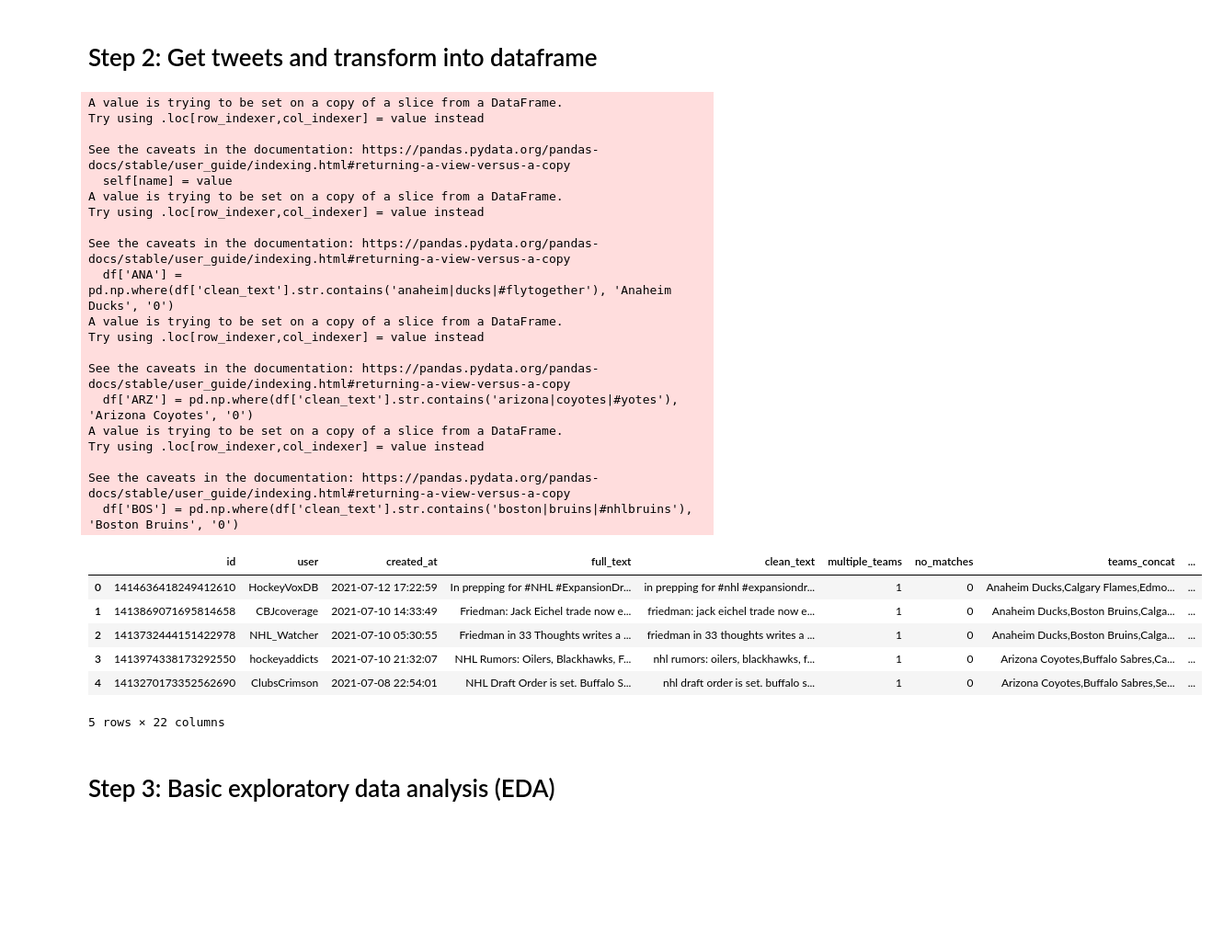
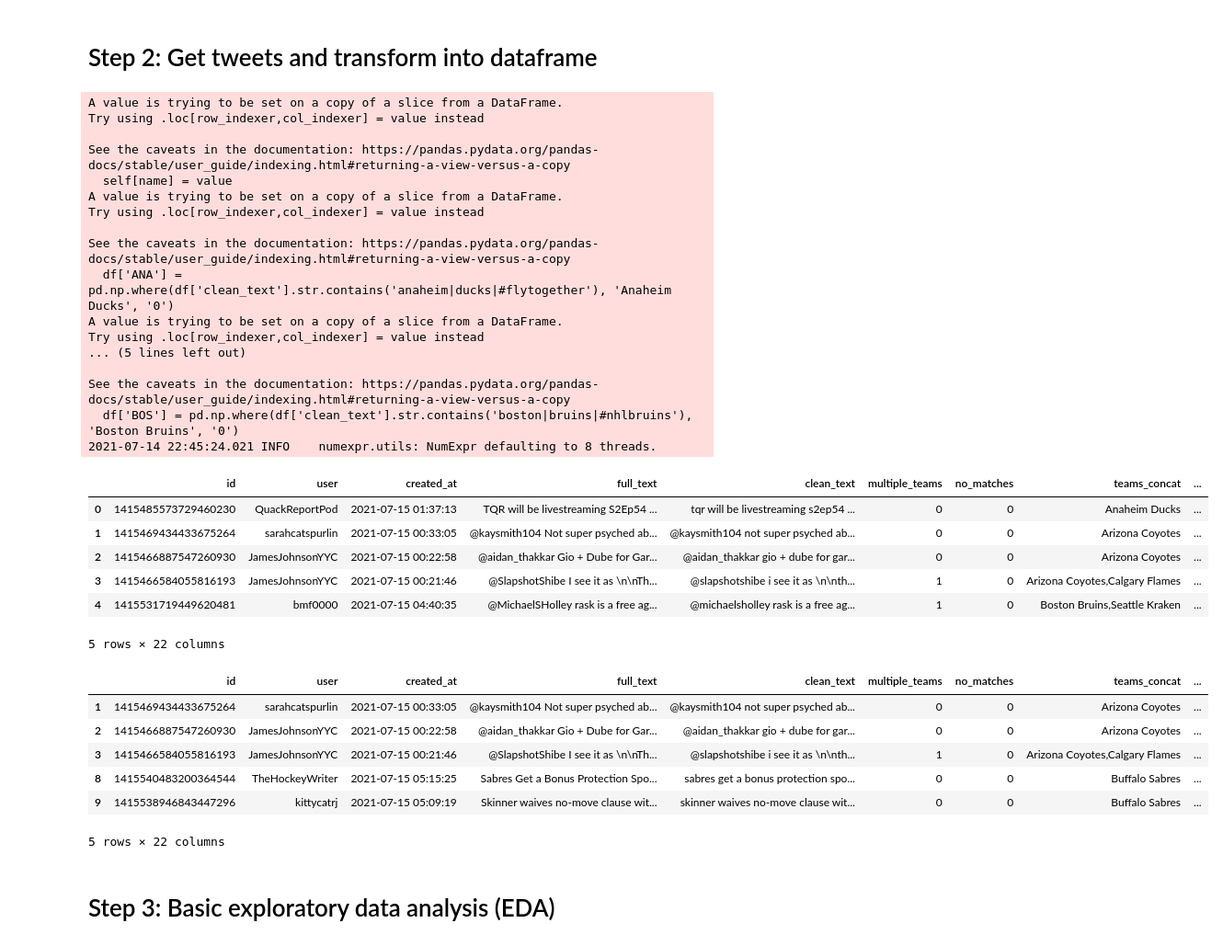
Before and after one commit to dmf95/nhl-expansion-twitter-app, a Jupyter notebook: assets/test.ipynb, the cells around one changed output. Shown: that part at 92% size. Cells and saved outputs as stored; diff of their text form; code cells hidden in the pictures; blank space fills up the shorter version.

```diff
--- a/assets/test.ipynb
+++ b/assets/test.ipynb
@@ -255,45 +255,64 @@ teams.head(3)
 # Step 2: Get tweets and transform into dataframe
 # %%
 select_hashtag_keyword = "Keyword"
-user_word_entry = "NHL Expansion Draft"
+#user_word_entry = "expansion draft"
+user_word_entry = f'"expansion draft" OR expansiondraft'
 select_language = "English"
-num_of_tweets = 1000
+num_of_tweets = 300
 
 # Run function 2: Get twitter data
 df_tweets, df_new = twitter_get(select_hashtag_keyword, select_language, user_word_entry, num_of_tweets)
 
 # Run function 3: Get classified nhl teams data
 df_nhl = classify_nhl_team(df_tweets)
 
 df_nhl.head(5)
 # %% [output]
 A value is trying to be set on a copy of a slice from a DataFrame.
 Try using .loc[row_indexer,col_indexer] = value instead
 
 See the caveats in the documentation: https://pandas.pydata.org/pandas-docs/stable/user_guide/indexing.html#returning-a-view-versus-a-copy
   self[name] = value
 A value is trying to be set on a copy of a slice from a DataFrame.
 Try using .loc[row_indexer,col_indexer] = value instead
 
 See the caveats in the documentation: https://pandas.pydata.org/pandas-docs/stable/user_guide/indexing.html#returning-a-view-versus-a-copy
   df['ANA'] = pd.np.where(df['clean_text'].str.contains('anaheim|ducks|#flytogether'), 'Anaheim Ducks', '0')
 A value is trying to be set on a copy of a slice from a DataFrame.
 Try using .loc[row_indexer,col_indexer] = value instead
-
-See the caveats in the documentation: https://pandas.pydata.org/pandas-docs/stable/user_guide/indexing.html#returning-a-view-versus-a-copy
-  df['ARZ'] = pd.np.where(df['clean_text'].str.contains('arizona|coyotes|#yotes'), 'Arizona Coyotes', '0')
-A value is trying to be set on a copy of a slice from a DataFrame.
-Try using .loc[row_indexer,col_indexer] = value instead
+... (5 lines left out)
 
 See the caveats in the documentation: https://pandas.pydata.org/pandas-docs/stable/user_guide/indexing.html#returning-a-view-versus-a-copy
   df['BOS'] = pd.np.where(df['clean_text'].str.contains('boston|bruins|#nhlbruins'), 'Boston Bruins', '0')
+2021-07-14 22:45:24.021 INFO    numexpr.utils: NumExpr defaulting to 8 threads.
 |  | id | user | created_at | full_text | clean_text | multiple_teams | no_matches | teams_concat | ... |
-| 0 | 1414636418249412610 | HockeyVoxDB | 2021-07-12 17:22:59 | In prepping for #NHL #ExpansionDr... | in prepping for #nhl #expansiondr... | 1 | 0 | Anaheim Ducks,Calgary Flames,Edmo... | ... |
-| 1 | 1413869071695814658 | CBJcoverage | 2021-07-10 14:33:49 | Friedman: Jack Eichel trade now e... | friedman: jack eichel trade now e... | 1 | 0 | Anaheim Ducks,Boston Bruins,Calga... | ... |
-| 2 | 1413732444151422978 | NHL_Watcher | 2021-07-10 05:30:55 | Friedman in 33 Thoughts writes a ... | friedman in 33 thoughts writes a ... | 1 | 0 | Anaheim Ducks,Boston Bruins,Calga... | ... |
-| 3 | 1413974338173292550 | hockeyaddicts | 2021-07-10 21:32:07 | NHL Rumors: Oilers, Blackhawks, F... | nhl rumors: oilers, blackhawks, f... | 1 | 0 | Arizona Coyotes,Buffalo Sabres,Ca... | ... |
-| 4 | 1413270173352562690 | ClubsCrimson | 2021-07-08 22:54:01 | NHL Draft Order is set. Buffalo S... | nhl draft order is set. buffalo s... | 1 | 0 | Arizona Coyotes,Buffalo Sabres,Se... | ... |
+| 0 | 1415485573729460230 | QuackReportPod | 2021-07-15 01:37:13 | TQR will be livestreaming S2Ep54 ... | tqr will be livestreaming s2ep54 ... | 0 | 0 | Anaheim Ducks | ... |
+| 1 | 1415469434433675264 | sarahcatspurlin | 2021-07-15 00:33:05 | @kaysmith104 Not super psyched ab... | @kaysmith104 not super psyched ab... | 0 | 0 | Arizona Coyotes | ... |
+| 2 | 1415466887547260930 | JamesJohnsonYYC | 2021-07-15 00:22:58 | @aidan_thakkar Gio + Dube for Gar... | @aidan_thakkar gio + dube for gar... | 0 | 0 | Arizona Coyotes | ... |
+| 3 | 1415466584055816193 | JamesJohnsonYYC | 2021-07-15 00:21:46 | @SlapshotShibe I see it as \n\nTh... | @slapshotshibe i see it as \n\nth... | 1 | 0 | Arizona Coyotes,Calgary Flames | ... |
+| 4 | 1415531719449620481 | bmf0000 | 2021-07-15 04:40:35 | @MichaelSHolley rask is a free ag... | @michaelsholley rask is a free ag... | 1 | 0 | Boston Bruins,Seattle Kraken | ... |
 5 rows × 22 columns
+# %%
+team_choice = [
+  "ARZ",
+  "BUF",
+  "TOR",
+  "SEA"
+]
+
+df_nhl2 = df_nhl
+boolean_series = df_nhl2.nhl_team_abbr.isin(team_choice)
+filter_df = df_nhl2[boolean_series]
+
+filter_df.head(5)
+# %% [output]
+|  | id | user | created_at | full_text | clean_text | multiple_teams | no_matches | teams_concat | ... |
+| 1 | 1415469434433675264 | sarahcatspurlin | 2021-07-15 00:33:05 | @kaysmith104 Not super psyched ab... | @kaysmith104 not super psyched ab... | 0 | 0 | Arizona Coyotes | ... |
+| 2 | 1415466887547260930 | JamesJohnsonYYC | 2021-07-15 00:22:58 | @aidan_thakkar Gio + Dube for Gar... | @aidan_thakkar gio + dube for gar... | 0 | 0 | Arizona Coyotes | ... |
+| 3 | 1415466584055816193 | JamesJohnsonYYC | 2021-07-15 00:21:46 | @SlapshotShibe I see it as \n\nTh... | @slapshotshibe i see it as \n\nth... | 1 | 0 | Arizona Coyotes,Calgary Flames | ... |
+| 8 | 1415540483200364544 | TheHockeyWriter | 2021-07-15 05:15:25 | Sabres Get a Bonus Protection Spo... | sabres get a bonus protection spo... | 0 | 0 | Buffalo Sabres | ... |
+| 9 | 1415538946843447296 | kittycatrj | 2021-07-15 05:09:19 | Skinner waives no-move clause wit... | skinner waives no-move clause wit... | 0 | 0 | Buffalo Sabres | ... |
+5 rows × 22 columns
 # %% [markdown]
 # Step 3: Basic exploratory data analysis (EDA)
 # %%
```
Also changed, not shown: 4 other files.
